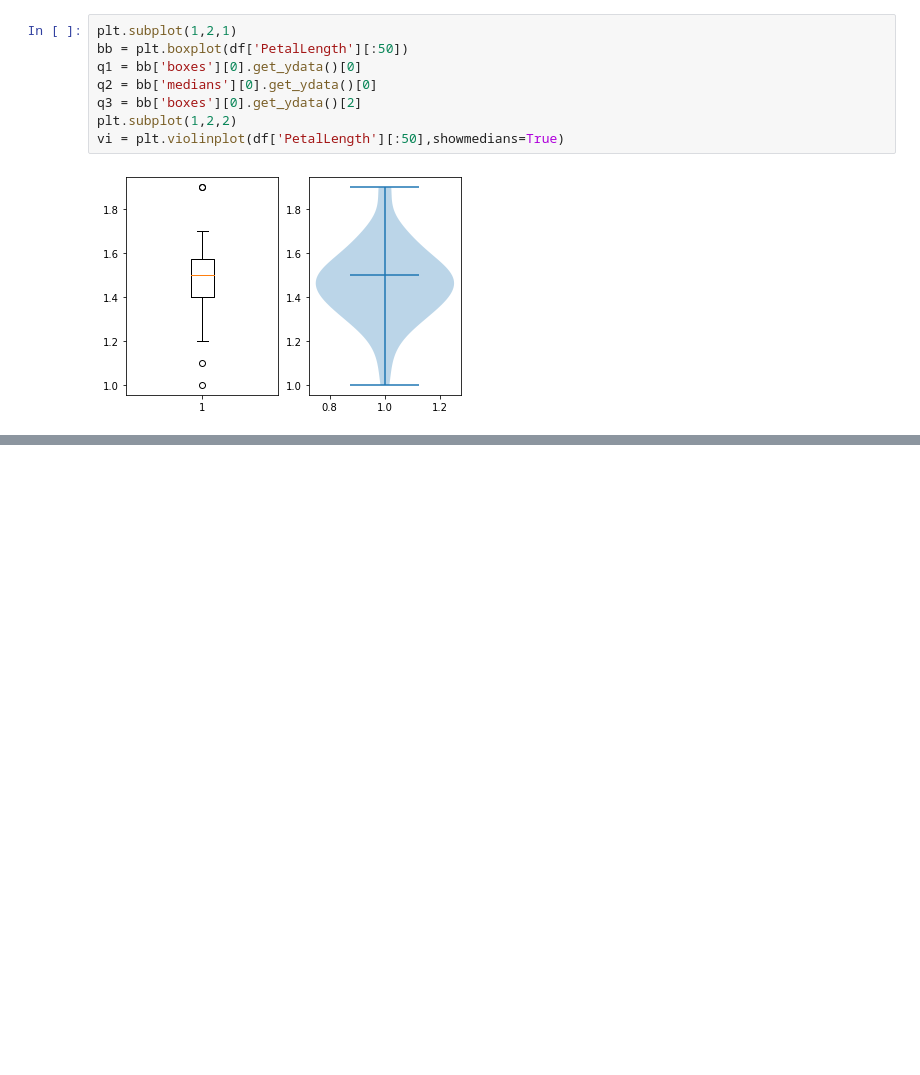
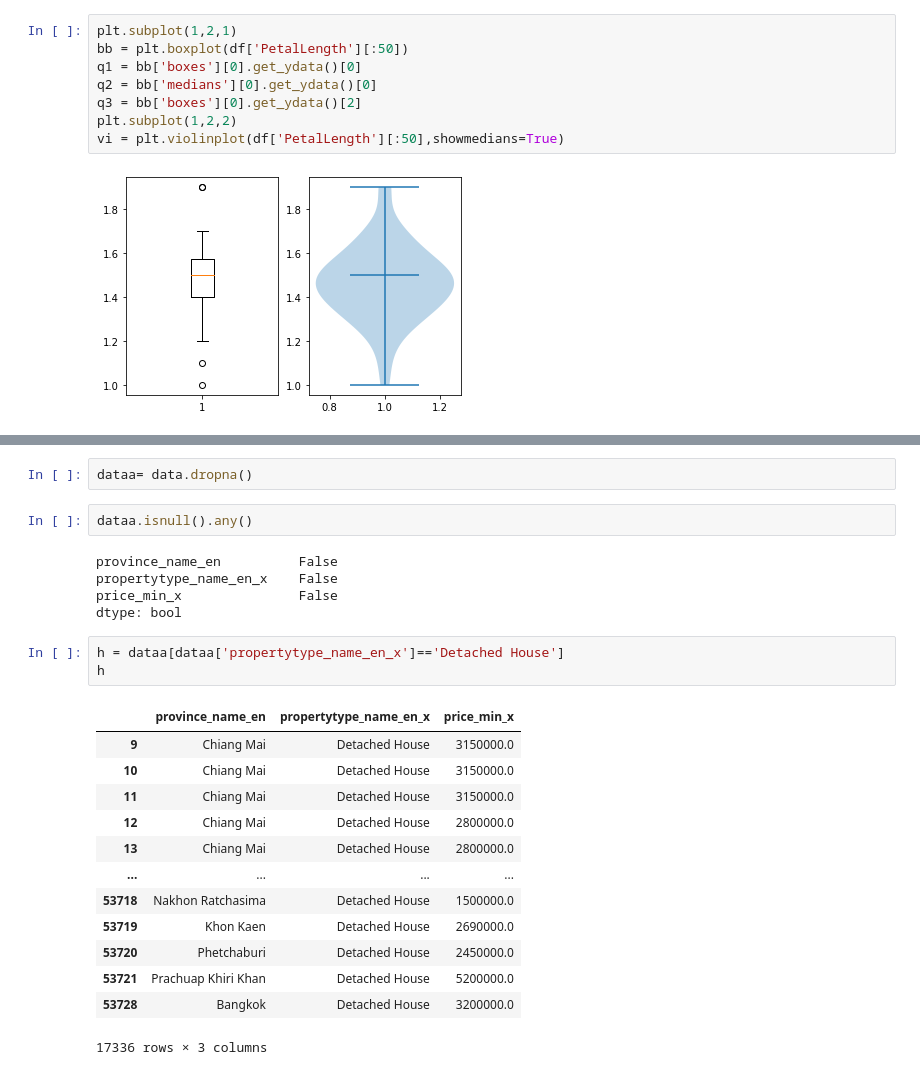
Before and after one commit to nxxk23/BasicProg_DataViz65, a Jupyter notebook: DataViz02_Data_Distribution_.ipynb, the cells around one changed output, grey strips where cells are left out. Cells and saved outputs as stored; diff of their text form; blank space fills up the shorter version.

```diff
--- a/DataViz02_Data_Distribution_.ipynb
+++ b/DataViz02_Data_Distribution_.ipynb
@@ -379,0 +454,26 @@ vi = plt.violinplot(df['PetalLength'][:50],showmedians=True)
+# %%
+dataa= data.dropna()
+# %%
+dataa.isnull().any()
+# %% [output]
+province_name_en          False
+propertytype_name_en_x    False
+price_min_x               False
+dtype: bool
+# %%
+h = dataa[dataa['propertytype_name_en_x']=='Detached House']
+h
+# %% [output]
+|  | province_name_en | propertytype_name_en_x | price_min_x |
+| 9 | Chiang Mai | Detached House | 3150000.0 |
+| 10 | Chiang Mai | Detached House | 3150000.0 |
+| 11 | Chiang Mai | Detached House | 3150000.0 |
+| 12 | Chiang Mai | Detached House | 2800000.0 |
+| 13 | Chiang Mai | Detached House | 2800000.0 |
+| ... | ... | ... | ... |
+| 53718 | Nakhon Ratchasima | Detached House | 1500000.0 |
+| 53719 | Khon Kaen | Detached House | 2690000.0 |
+| 53720 | Phetchaburi | Detached House | 2450000.0 |
+| 53721 | Prachuap Khiri Khan | Detached House | 5200000.0 |
+| 53728 | Bangkok | Detached House | 3200000.0 |
+17336 rows × 3 columns
```
Also changed, not shown: parts of 45 cells of this notebook.
